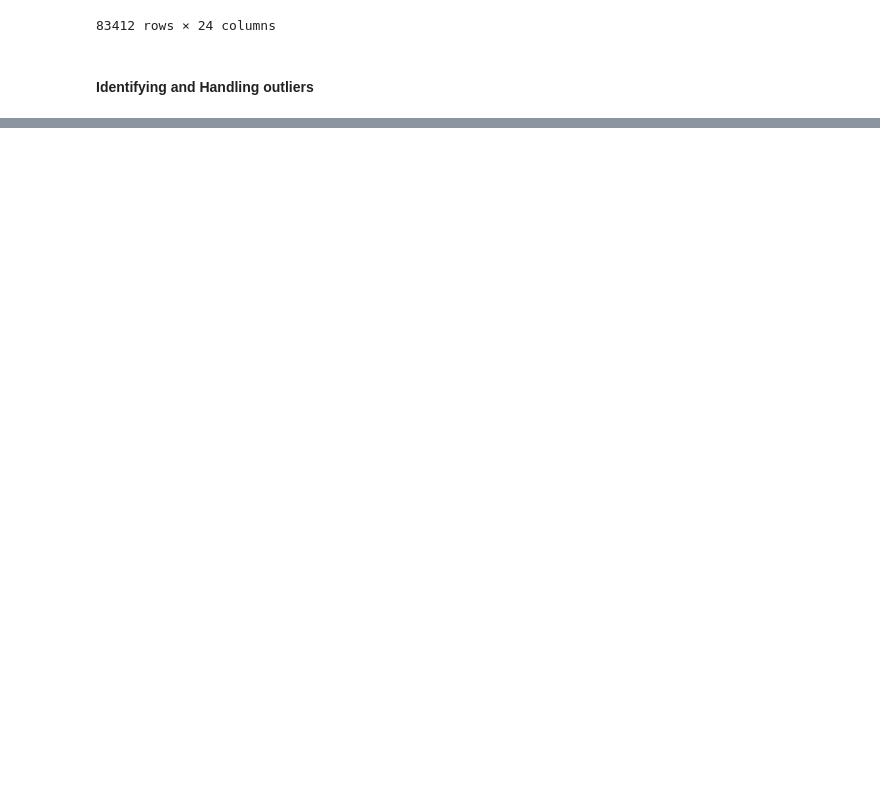
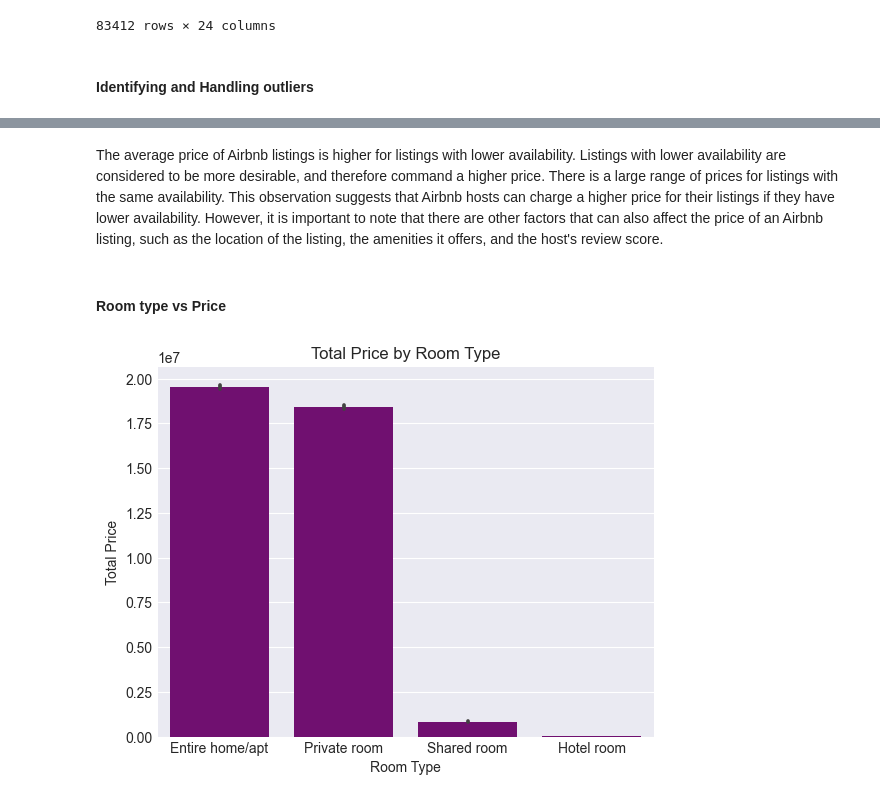
Before and after one commit to AdnanK1/air-bnb, a Jupyter notebook: index.ipynb, the cells around one changed output, grey strips where cells are left out. Saved outputs shown, nothing was run; the diff lists cells and outputs as text; code cells hidden in the pictures; blank space fills up the shorter version.

```diff
--- a/index.ipynb
+++ b/index.ipynb
@@ -257,0 +335,22 @@ TypeError: can only concatenate str (not "int") to str
+# %% [markdown]
+The average price of Airbnb listings is higher for listings with lower availability.
+Listings with lower availability are considered to be more desirable, and therefore command a higher price.
+There is a large range of prices for listings with the same availability.
+This observation suggests that Airbnb hosts can charge a higher price for their listings if they have lower availability. However, it is important to note that there are other factors that can also affect the price of an Airbnb listing, such as the location of the listing, the amenities it offers, and the host's review score.
+# %% [markdown]
+#### Room type vs Price
+# %%
+# Total price by Room type.
+import seaborn as sns
+
+
+# Create the bar graph
+sns.barplot(x='room type', y='price', data=df, estimator=sum, color='purple')
+plt.xlabel("Room Type")
+plt.ylabel("Total Price")
+plt.title("Total Price by Room Type")
+
+# Show the plot
+plt.show()
+# %% [output]
+[figure, added]
```
Also changed, not shown: parts of 23 cells of this notebook.
